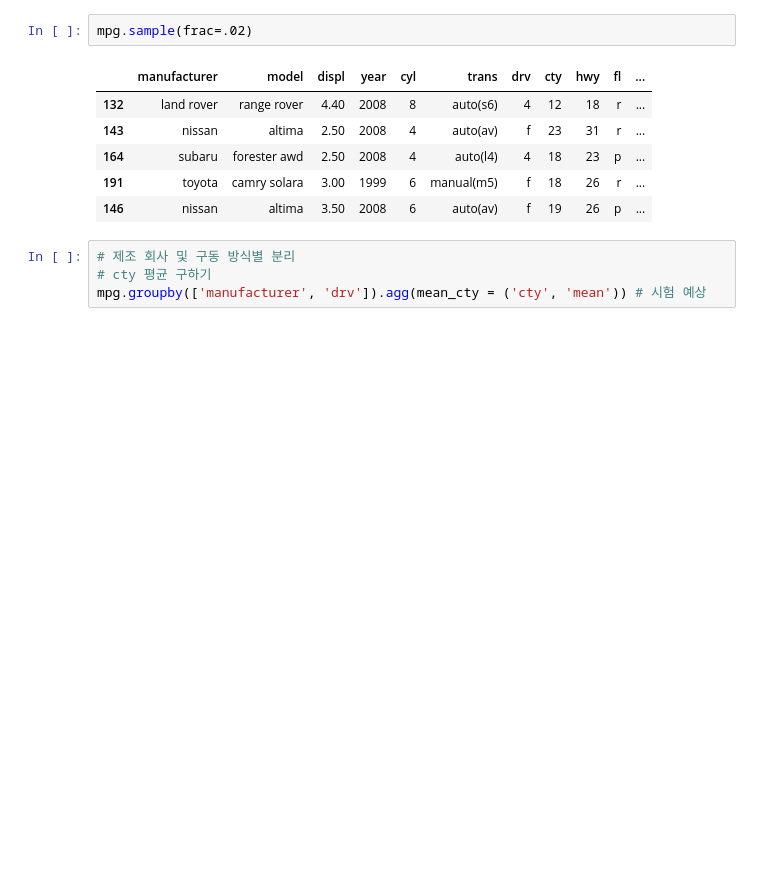
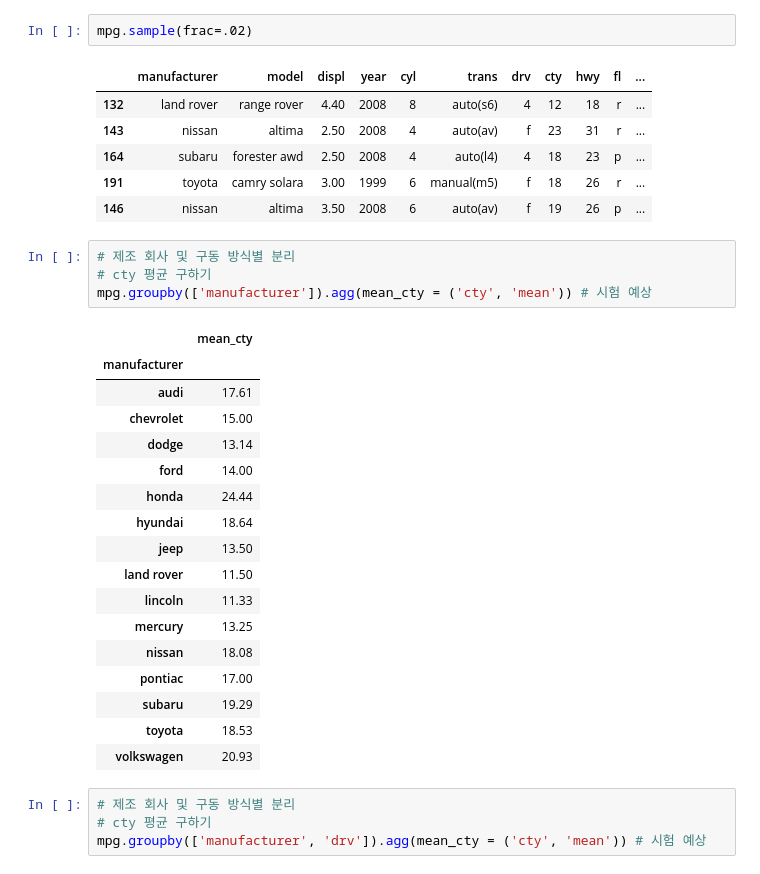
Before and after one commit to won462/2026bda, a Jupyter notebook: code/11w_ch06_dataframe_group_merge.ipynb, the cells around one changed output. Drawn from its saved outputs; the diff is of its cells as text; blank space fills up the shorter version.

```diff
--- a/code/11w_ch06_dataframe_group_merge.ipynb
+++ b/code/11w_ch06_dataframe_group_merge.ipynb
@@ -923,6 +1001,28 @@ mpg.sample(frac=.02)
 | 164 | subaru | forester awd | 2.50 | 2008 | 4 | auto(l4) | 4 | 18 | 23 | p | ... |
 | 191 | toyota | camry solara | 3.00 | 1999 | 6 | manual(m5) | f | 18 | 26 | r | ... |
 | 146 | nissan | altima | 3.50 | 2008 | 6 | auto(av) | f | 19 | 26 | p | ... |
+# %%
+# 제조 회사 및 구동 방식별 분리
+# cty 평균 구하기
+mpg.groupby(['manufacturer']).agg(mean_cty = ('cty', 'mean')) # 시험 예상
+# %% [output]
+|  | mean_cty |
+| manufacturer |  |
+| audi | 17.61 |
+| chevrolet | 15.00 |
+| dodge | 13.14 |
+| ford | 14.00 |
+| honda | 24.44 |
+| hyundai | 18.64 |
+| jeep | 13.50 |
+| land rover | 11.50 |
+| lincoln | 11.33 |
+| mercury | 13.25 |
+| nissan | 18.08 |
+| pontiac | 17.00 |
+| subaru | 19.29 |
+| toyota | 18.53 |
+| volkswagen | 20.93 |
 # %%
 # 제조 회사 및 구동 방식별 분리
 # cty 평균 구하기
```
Also changed, not shown: parts of 12 cells of this notebook.
